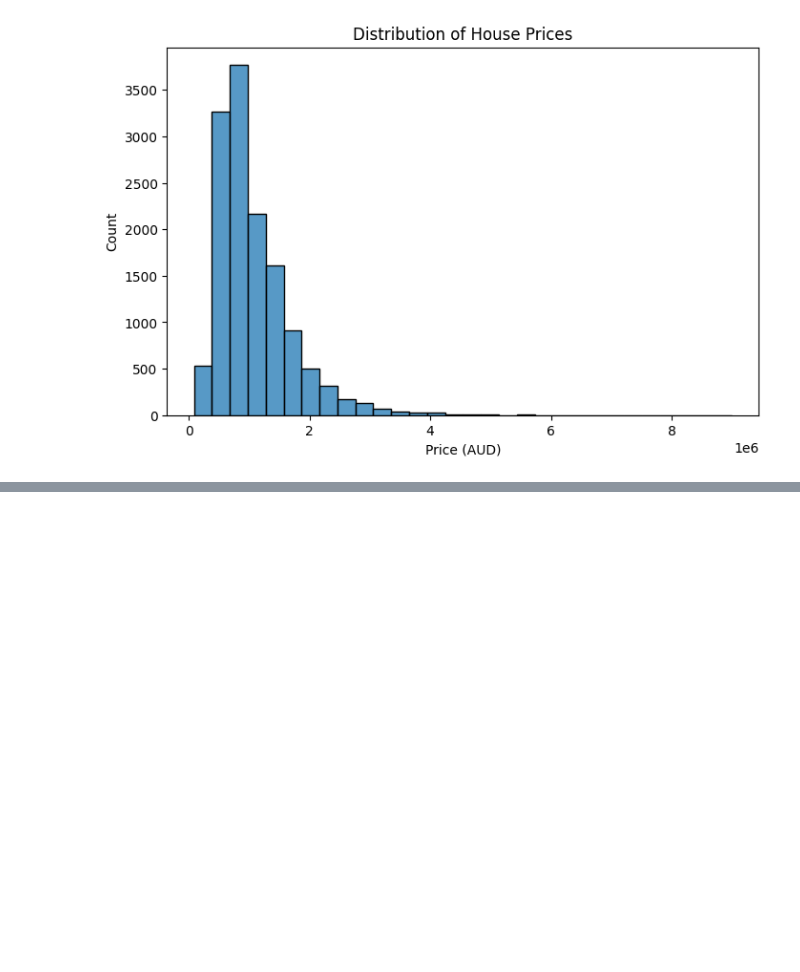
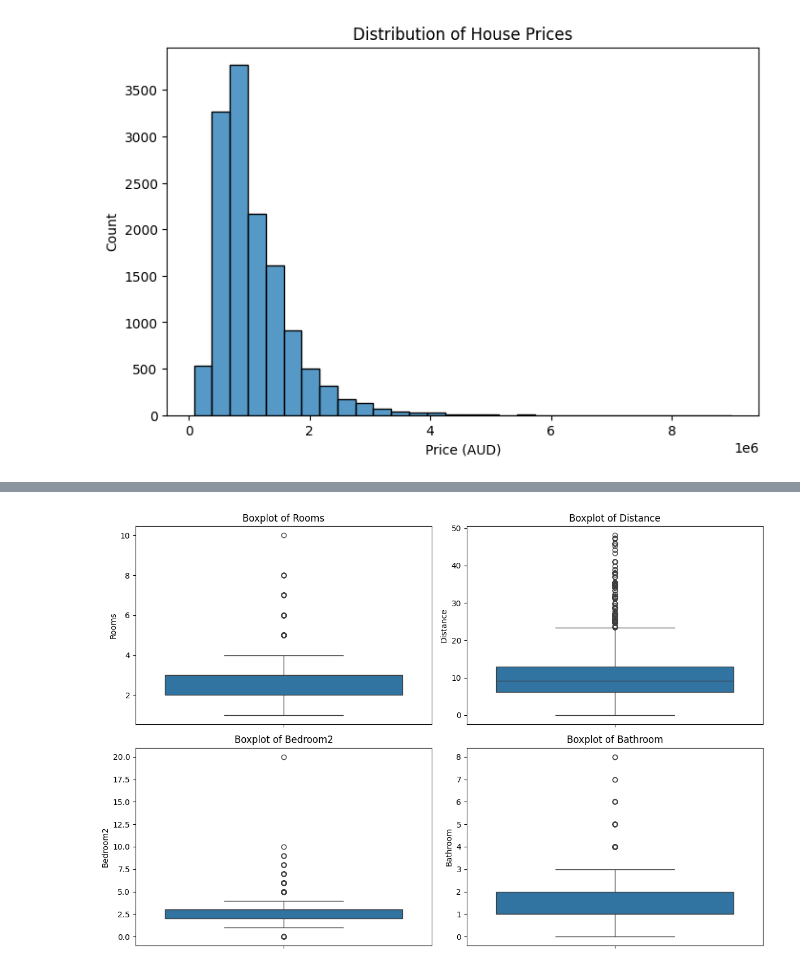
Before and after one commit to ErebusAbyss/melbourne_house_prices_prediction, a Jupyter notebook: house_analysis.ipynb, the cells around one changed output, grey strips where cells are left out. Drawn from its saved outputs; the diff is of its cells as text; code cells hidden in the pictures; blank space fills up the shorter version.

Commit message:
Checking suspicious columns using correlation + adding another check for data value errors

```diff
--- a/house_analysis.ipynb
+++ b/house_analysis.ipynb
@@ -1,10 +1,83 @@
 # %%
+import pandas as pd
+import matplotlib.pyplot as plt
+import seaborn as sns
 
+
+df = pd.read_csv('melb_data.csv')
+
+print("First 5 rows of the dataset:")
+print(df.head())
+
+print("\nInfo about the dataset:")
+print(df.info())
+
+print("\nDescriptive statistics:")
+print(df.describe())
+
+#Vizualization
+plt.figure(figsize=(8, 5))
+sns.histplot(df['Price'], bins=30)
+plt.title('Distribution of House Prices')
+plt.xlabel('Price (AUD)')
+plt.ylabel('Count')
+plt.show()
+
+#Analysing of the columns
+important_cols = [ 'Suburb', 'Rooms', 'Type', 'Distance', 'Bedroom2', 'Bathroom', 'Car', 'Landsize', 'BuildingArea', 'YearBuilt', 'Regionname', 'Propertycount']
+df = df[important_cols + ['Price']]
+
+print("\nSelected columns:")
+print(df.columns)
 """
--чекнути кореляції схожих колонок і їх кореляцію з міткою
+-чекнути кореляції схожих колонок(Rooms i Bedroom2) і їх кореляцію або просто кореляцію з міткою(Propertycount i Price)
 -привести в порядок дані: знайти null, None, outlayers(пообробляти вийнятки: значення площі ділянки та площі будівель), duplicates.
 -і вже ідеальні дані нормалізувати(кожен тип відповідно)
 """
+#Preprocessing data
+#Cheking for incorrect values and processing them
+print("\nMissing values:", df.isnull().sum())
+
+for col in df.columns:
+    unique_count = df[col].nunique()
+    dup_pct = ((len(df) - unique_count) / len(df)) * 100
+    print(f"\n{col}: Unique = {unique_count}, Duplicate % = {dup_pct:.1f}%")
+
+categorical_cols = df.select_dtypes(include=['object']).columns
+for col in categorical_cols:
+    print(f"\nUnique values in '{col}' (top 10):")
+    print(df[col].value_counts().head(10))
+    print(f"Total unique: {df[col].nunique()}")
+
+numeric_cols = df.select_dtypes(include=['int64', 'float64']).columns.drop('Price')
+for col in numeric_cols:
+    print(f"\nOutliers in '{col}:")
+    print(df[col].describe())
+    #Z-score
+    z_scores = (df[col] - df[col].mean()) / df[col].std()
+    outiers_z = df[col][abs(z_scores) > 3]
+    print(f"Z-score outliers (>3 std): {len(outiers_z)} values, e.g. {outiers_z.head().tolist()}")
+    #IQR
+    Q1 = df[col].quantile(0.25)
+    Q3 = df[col].quantile(0.75)
+    IQR = Q3 - Q1
+    outliers_iqr = df[col][(df[col] < Q1 - 1.5*IQR) | (df[col] > Q3 + 1.5*IQR)]
+    print(f"IQR outliers: {len(outliers_iqr)} values")
+
+#Boxplot for vizualization(first 4 numeric)
+plt.figure(figsize=(12, 8))
+for i, col in enumerate(numeric_cols[:4], 1):
+    plt.subplot(2, 2, i)
+    sns.boxplot(y=df[col])
+    plt.title(f"Boxplot of {col}")
+
+plt.tight_layout()
+plt.show()
+
+"""
+Зробити вищеописані кореляції + додати обробку спец символів, типу чи нема помилково поставлених знаків у значеннях рядків колонок
+А так по ідеї вивід усього вже є
+"""
 # %% [output]
 First 5 rows of the dataset:
        Suburb           Address  Rooms Type      Price Method SellerG  \
@@ -31,0 +117 @@ Index(['Rooms', 'Type', 'Bedroom2', 'Bathroom', 'Car', 'Landsize',
+[figure, added]
```
Also changed, not shown: parts of 1 cell of this notebook.
